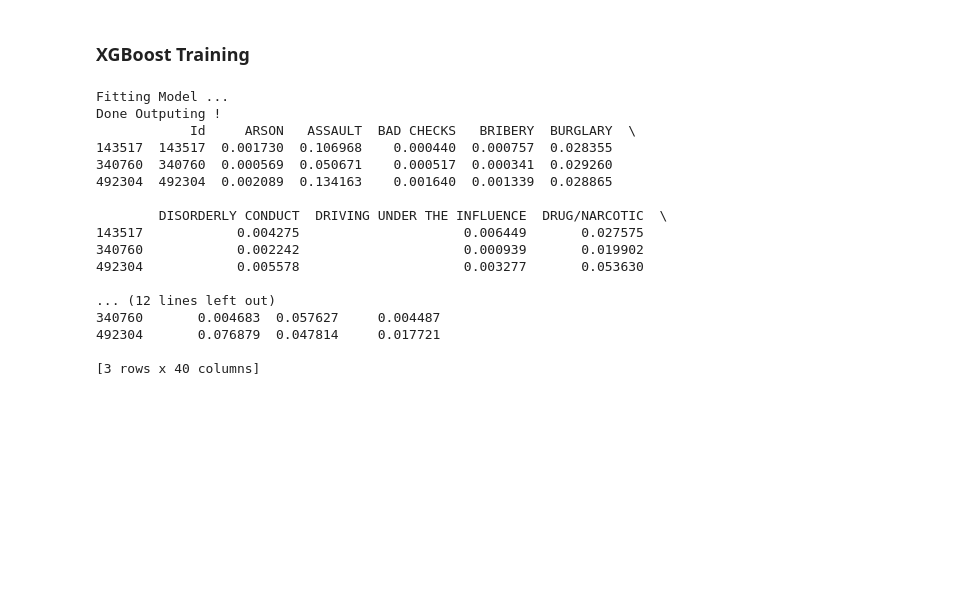
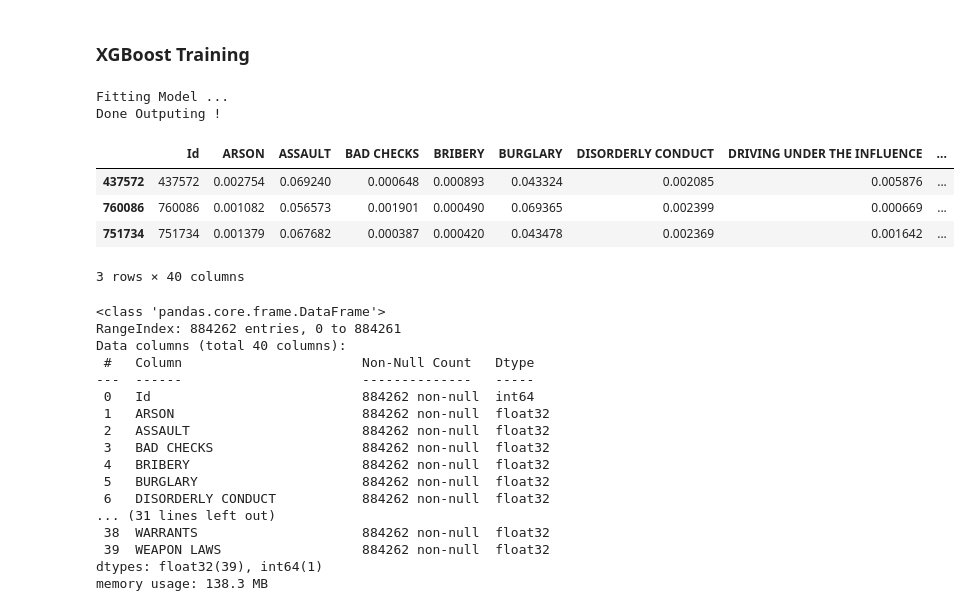
Before and after one commit to curtislo93/multi-class-xgboost-assignment, a Jupyter notebook: Multi-class Classification with XGBoost Assignment.ipynb, the cells around one changed output. Saved outputs shown, nothing was run; the diff lists cells and outputs as text; code cells hidden in the pictures; blank space fills up the shorter version.

```diff
--- a/Multi-class Classification with XGBoost Assignment.ipynb
+++ b/Multi-class Classification with XGBoost Assignment.ipynb
@@ -403,24 +403,36 @@ if SUBMIT:
     submission.insert(0, 'Id', test_id)
     submission.to_csv('submission.csv', index=False)
     print('Done Outputing !')
-    print(submission.sample(3))
 else:
     print('NOT SUBMITING')
 # %% [output]
 Fitting Model ...
 Done Outputing !
-            Id     ARSON   ASSAULT  BAD CHECKS   BRIBERY  BURGLARY  \
-143517  143517  0.001730  0.106968    0.000440  0.000757  0.028355
-340760  340760  0.000569  0.050671    0.000517  0.000341  0.029260
-492304  492304  0.002089  0.134163    0.001640  0.001339  0.028865
-
-        DISORDERLY CONDUCT  DRIVING UNDER THE INFLUENCE  DRUG/NARCOTIC  \
-143517            0.004275                     0.006449       0.027575
-340760            0.002242                     0.000939       0.019902
-492304            0.005578                     0.003277       0.053630
-
-... (12 lines left out)
-340760       0.004683  0.057627     0.004487
-492304       0.076879  0.047814     0.017721
-
-[3 rows x 40 columns]
+# %%
+submission.sample(3)
+# %% [output]
+|  | Id | ARSON | ASSAULT | BAD CHECKS | BRIBERY | BURGLARY | DISORDERLY CONDUCT | DRIVING UNDER THE INFLUENCE | ... |
+| 437572 | 437572 | 0.002754 | 0.069240 | 0.000648 | 0.000893 | 0.043324 | 0.002085 | 0.005876 | ... |
+| 760086 | 760086 | 0.001082 | 0.056573 | 0.001901 | 0.000490 | 0.069365 | 0.002399 | 0.000669 | ... |
+| 751734 | 751734 | 0.001379 | 0.067682 | 0.000387 | 0.000420 | 0.043478 | 0.002369 | 0.001642 | ... |
+3 rows × 40 columns
+# %%
+submission.info()
+# %% [output]
+<class 'pandas.core.frame.DataFrame'>
+RangeIndex: 884262 entries, 0 to 884261
+Data columns (total 40 columns):
+ #   Column                       Non-Null Count   Dtype
+---  ------                       --------------   -----
+ 0   Id                           884262 non-null  int64
+ 1   ARSON                        884262 non-null  float32
+ 2   ASSAULT                      884262 non-null  float32
+ 3   BAD CHECKS                   884262 non-null  float32
+ 4   BRIBERY                      884262 non-null  float32
+ 5   BURGLARY                     884262 non-null  float32
+ 6   DISORDERLY CONDUCT           884262 non-null  float32
+... (31 lines left out)
+ 38  WARRANTS                     884262 non-null  float32
+ 39  WEAPON LAWS                  884262 non-null  float32
+dtypes: float32(39), int64(1)
+memory usage: 138.3 MB
```
